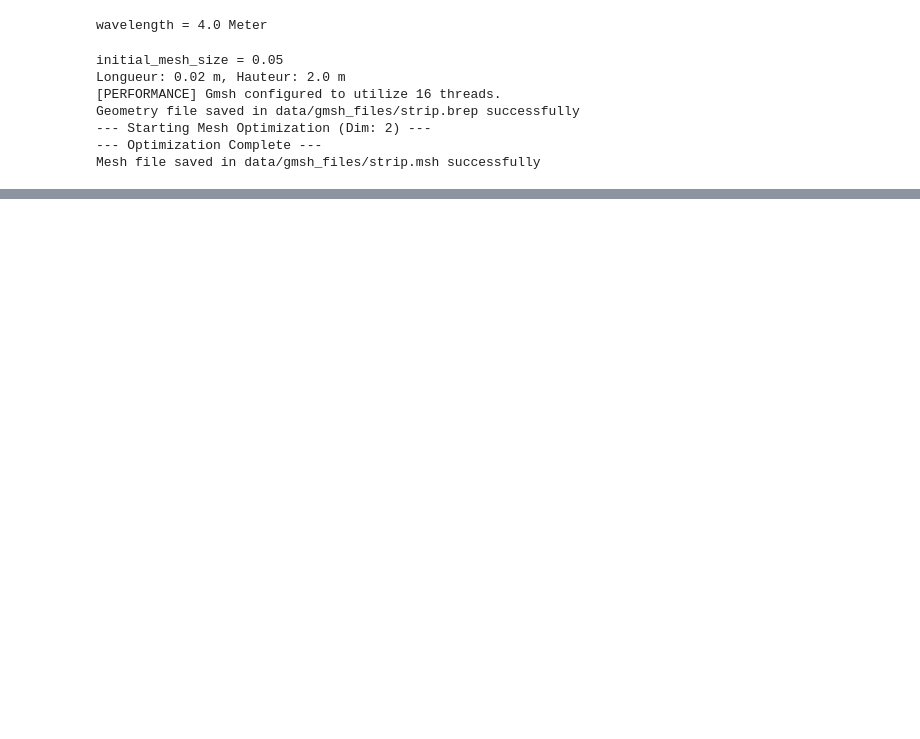
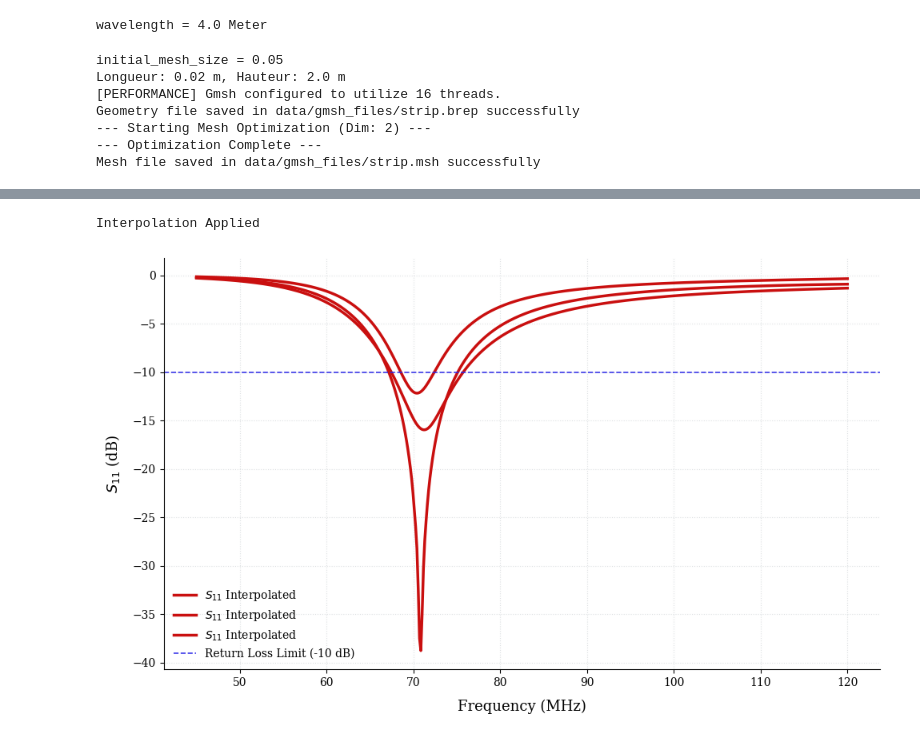
Before and after one commit to FahdilOuro/Antenna_Solver_MoM, a Jupyter notebook: backend/antenna_simulation/freq_sweep_radiation/strip_gap_radiation.ipynb, the cells around one changed output, grey strips where cells are left out. Cells and saved outputs as stored; diff of their text form; code cells hidden in the pictures; blank space fills up the shorter version.

```diff
--- a/backend/antenna_simulation/freq_sweep_radiation/strip_gap_radiation.ipynb
+++ b/backend/antenna_simulation/freq_sweep_radiation/strip_gap_radiation.ipynb
@@ -83,0 +82,5 @@ plot_s11(path)
+# %%
+plot_s11(path)
+# %% [output]
+Interpolation Applied
+[figure, added]
```
Also changed, not shown: parts of 9 cells of this notebook, 9 other files.
